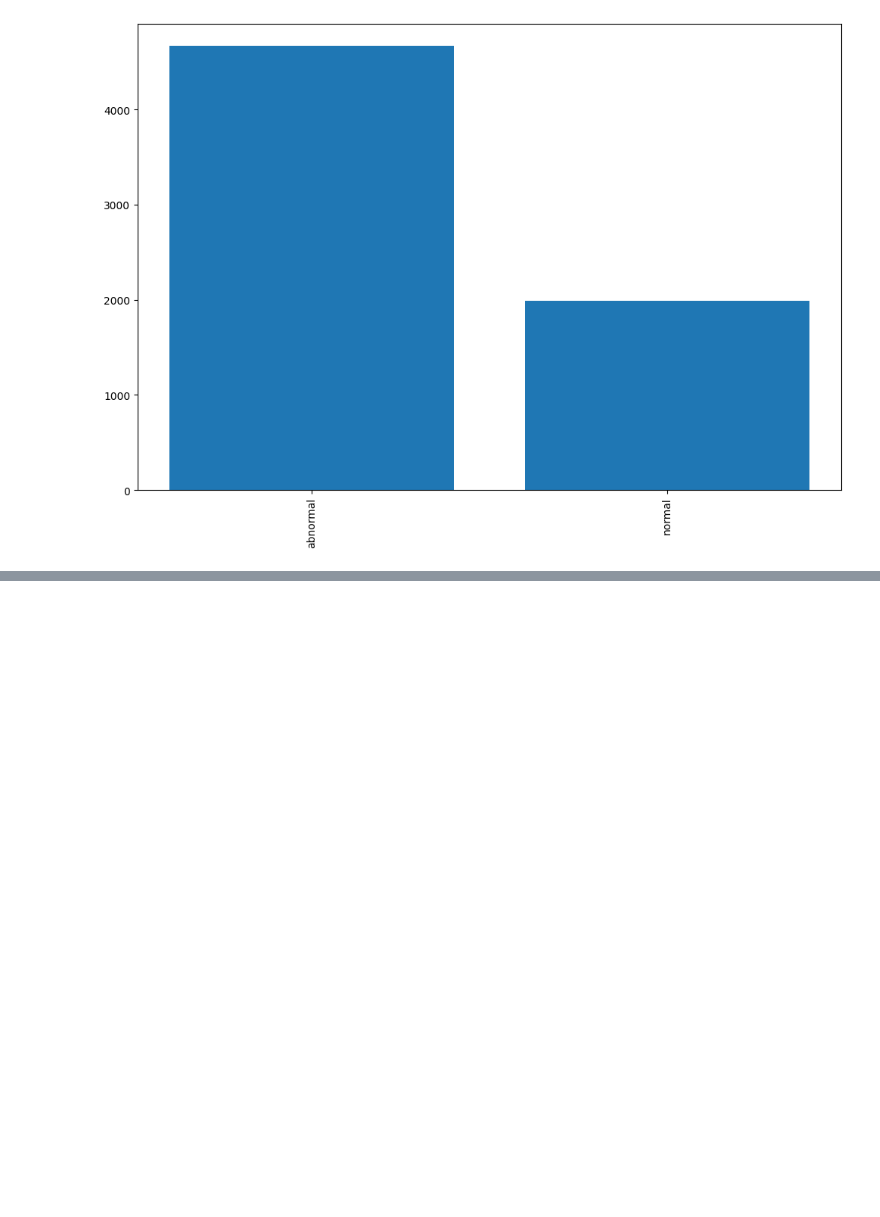
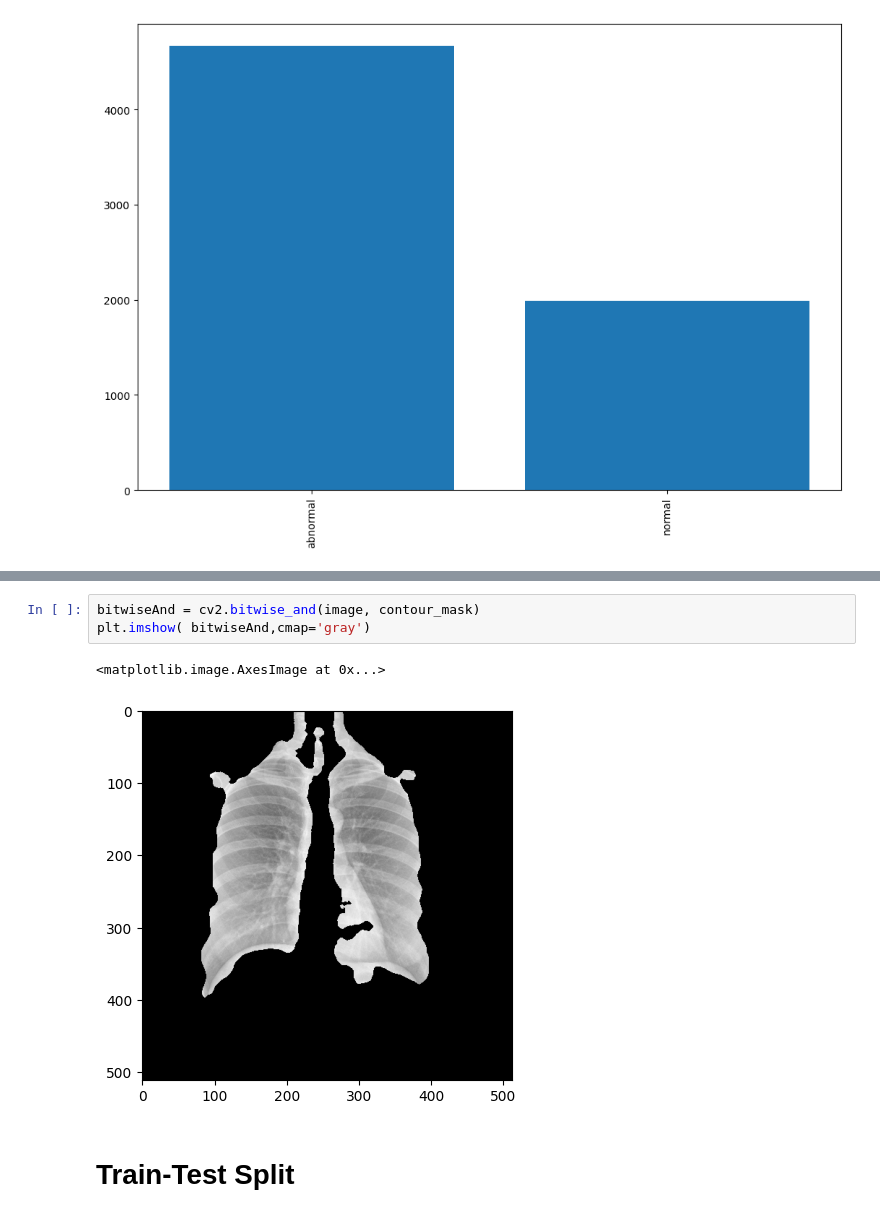
Before and after one commit to anuraagbhavaraju/computer-vision-chest-xray, a Jupyter notebook: CXR_Classification_Comparitive_Study.ipynb, the cells around one changed output, grey strips where cells are left out. Drawn from its saved outputs; the diff is of its cells as text; blank space fills up the shorter version.

```diff
--- a/CXR_Classification_Comparitive_Study.ipynb
+++ b/CXR_Classification_Comparitive_Study.ipynb
@@ -205,0 +358,8 @@ All Labels (2): ['abnormal', 'normal']
+# %%
+bitwiseAnd = cv2.bitwise_and(image, contour_mask)
+plt.imshow( bitwiseAnd,cmap='gray')
+# %% [output]
+<matplotlib.image.AxesImage at 0x...>
+[figure, added]
+# %% [markdown]
+# Train-Test Split
```
Also changed, not shown: parts of 69 cells of this notebook.
